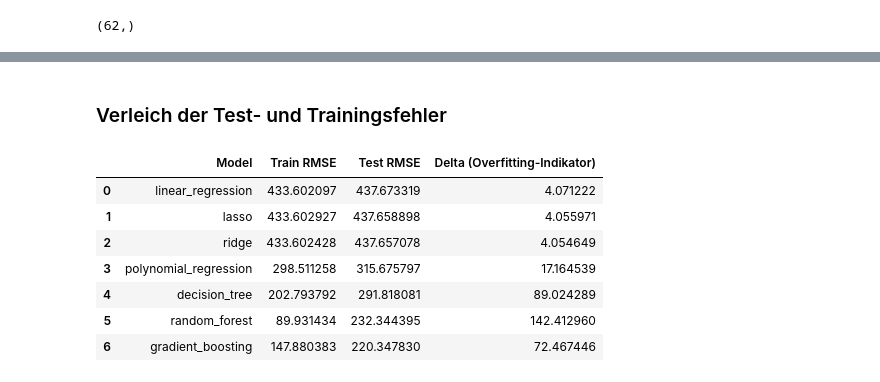
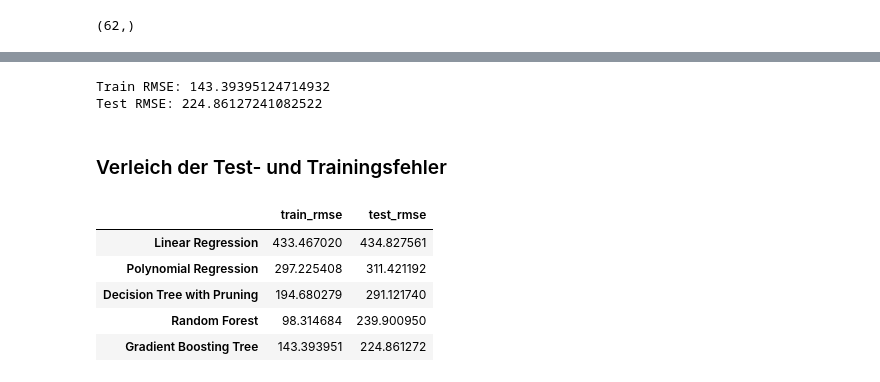
Before and after one commit to robbiesumner/DHBW-Machine-Learning-R2-D2, a Jupyter notebook: notebook.ipynb, the cells around one changed output, grey strips where cells are left out. Cells and saved outputs as stored; diff of their text form; code cells hidden in the pictures.

```diff
--- a/notebook.ipynb
+++ b/notebook.ipynb
@@ -381,23 +382,19 @@ best_models["random_forest"] = grid_search.best_estimator_
 # %%
 gbr_model = HistGradientBoostingRegressor(random_state=17)
 
-param_grid_gbr = {
-    "max_depth": [5, 7],
-    "learning_rate": [0.01, 0.05],
-    "max_iter": [200, 300],
-    "max_leaf_nodes": [60, 50, 70],
-    "l2_regularization": [0.0, 1.0, 10.0],
-}
-
-grid_gbr = GridSearchCV(
+grid_search = GridSearchCV(
     HistGradientBoostingRegressor(random_state=17),
-    param_grid_gbr,
+    param_grid={
+        "max_depth": [5, 7],
+        "learning_rate": [0.01, 0.05],
+        "max_iter": [200, 300],
+        "max_leaf_nodes": [60, 50, 70],
+        "l2_regularization": [0.0, 1.0, 10.0],
+    },
     cv=kfold,
     scoring="neg_mean_squared_error",
+    return_train_score=True,
     n_jobs=-1,
 )
-grid_gbr.fit(X_train, y_train)
-
-print(f"Beste Parameter: {grid_gbr.best_params_}")
-best_models["gradient_boosting"] = grid_gbr.best_estimator_
+grid_search.fit(X_train, y_train)
 # %% [output]
@@ -433,24 +409,16 @@ train_errors
+# %%
+get_and_save_rmse("Gradient Boosting Tree", grid_search)
+# %% [output]
+Train RMSE: 143.39395124714932
+Test RMSE: 224.86127241082522
 # %% [markdown]
 ### Verleich der Test- und Trainingsfehler
-# %%
-model_names = list(best_models.keys())
-
-comparison_data = {
-    "Model": model_names,
-    "Train RMSE": train_errors,
-    "Test RMSE": test_errors,
-    "Delta (Overfitting-Indikator)": [
-        test - train for train, test in zip(train_errors, test_errors)
-    ],
-}
-comparison_df = pd.DataFrame(comparison_data)
-comparison_df
-# %% [output]
-|  | Model | Train RMSE | Test RMSE | Delta (Overfitting-Indikator) |
-| 0 | linear_regression | 433.602097 | 437.673319 | 4.071222 |
-| 1 | lasso | 433.602927 | 437.658898 | 4.055971 |
-| 2 | ridge | 433.602428 | 437.657078 | 4.054649 |
-| 3 | polynomial_regression | 298.511258 | 315.675797 | 17.164539 |
-| 4 | decision_tree | 202.793792 | 291.818081 | 89.024289 |
-| 5 | random_forest | 89.931434 | 232.344395 | 142.412960 |
-| 6 | gradient_boosting | 147.880383 | 220.347830 | 72.467446 |
+# %%
+best_models
+# %% [output]
+|  | train_rmse | test_rmse |
+| Linear Regression | 433.467020 | 434.827561 |
+| Polynomial Regression | 297.225408 | 311.421192 |
+| Decision Tree with Pruning | 194.680279 | 291.121740 |
+| Random Forest | 98.314684 | 239.900950 |
+| Gradient Boosting Tree | 143.393951 | 224.861272 |
```
Also changed, not shown: parts of 50 cells of this notebook.
